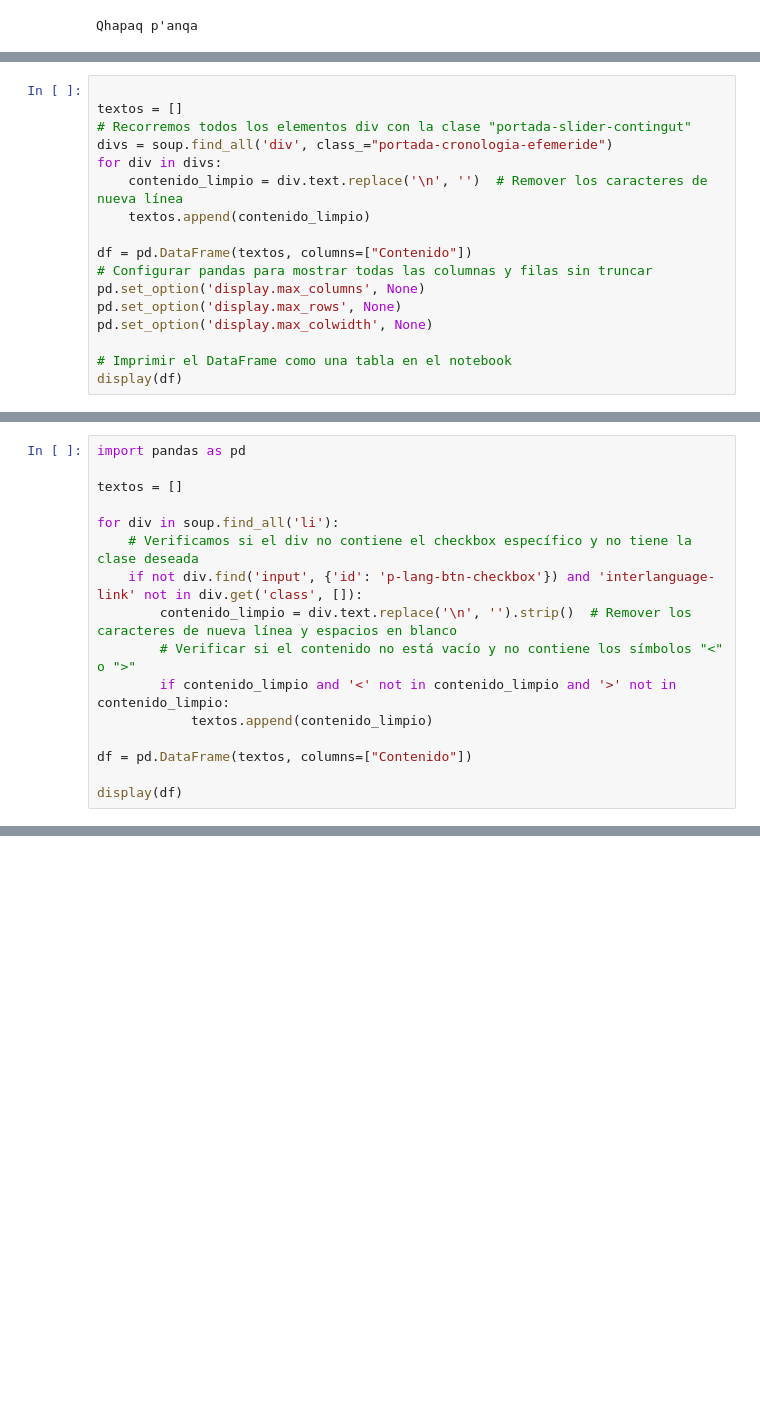
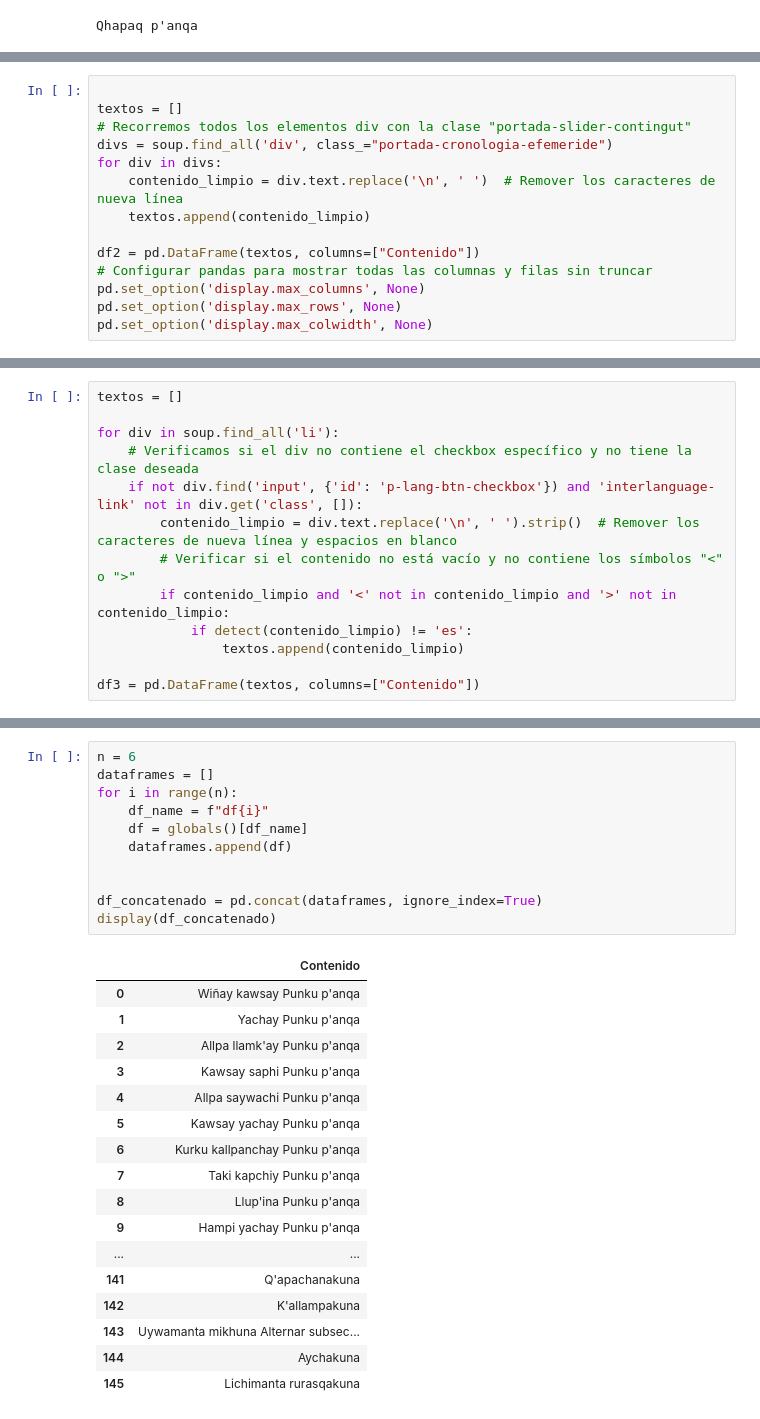
Before and after one commit to TACC-TA/corpus-extraction, a Jupyter notebook: Corpus Extraction/extraction.ipynb, the cells around one changed output, grey strips where cells are left out. Drawn from its saved outputs; the diff is of its cells as text; blank space fills up the shorter version.

```diff
--- a/Corpus Extraction/extraction.ipynb
+++ b/Corpus Extraction/extraction.ipynb
@@ -119,14 +117,11 @@ textos = []
 # Recorremos todos los elementos div con la clase "portada-slider-contingut"
 divs = soup.find_all('div', class_="portada-cronologia-efemeride")
 for div in divs:
-    contenido_limpio = div.text.replace('\n', '')  # Remover los caracteres de nueva línea
+    contenido_limpio = div.text.replace('\n', ' ')  # Remover los caracteres de nueva línea
     textos.append(contenido_limpio)
 
-df = pd.DataFrame(textos, columns=["Contenido"])
+df2 = pd.DataFrame(textos, columns=["Contenido"])
 # Configurar pandas para mostrar todas las columnas y filas sin truncar
 pd.set_option('display.max_columns', None)
 pd.set_option('display.max_rows', None)
 pd.set_option('display.max_colwidth', None)
-
-# Imprimir el DataFrame como una tabla en el notebook
-display(df)
@@ -139,16 +128,13 @@ display(df)
 # %%
-import pandas as pd
-
 textos = []
 
 for div in soup.find_all('li'):
     # Verificamos si el div no contiene el checkbox específico y no tiene la clase deseada
     if not div.find('input', {'id': 'p-lang-btn-checkbox'}) and 'interlanguage-link' not in div.get('class', []):
-        contenido_limpio = div.text.replace('\n', '').strip()  # Remover los caracteres de nueva línea y espacios en blanco
+        contenido_limpio = div.text.replace('\n', ' ').strip()  # Remover los caracteres de nueva línea y espacios en blanco
         # Verificar si el contenido no está vacío y no contiene los símbolos "<" o ">"
         if contenido_limpio and '<' not in contenido_limpio and '>' not in contenido_limpio:
-            textos.append(contenido_limpio)
+            if detect(contenido_limpio) != 'es':
+                textos.append(contenido_limpio)
 
-df = pd.DataFrame(textos, columns=["Contenido"])
-
-display(df)
+df3 = pd.DataFrame(textos, columns=["Contenido"])
@@ -172,0 +191,29 @@ display(df)
+# %%
+n = 6
+dataframes = []
+for i in range(n):
+    df_name = f"df{i}"
+    df = globals()[df_name]
+    dataframes.append(df)
+
+
+df_concatenado = pd.concat(dataframes, ignore_index=True)
+display(df_concatenado)
+# %% [output]
+|  | Contenido |
+| 0 | Wiñay kawsay Punku p'anqa |
+| 1 | Yachay Punku p'anqa |
+| 2 | Allpa llamk'ay Punku p'anqa |
+| 3 | Kawsay saphi Punku p'anqa |
+| 4 | Allpa saywachi Punku p'anqa |
+| 5 | Kawsay yachay Punku p'anqa |
+| 6 | Kurku kallpanchay Punku p'anqa |
+| 7 | Taki kapchiy Punku p'anqa |
+| 8 | Llup'ina Punku p'anqa |
+| 9 | Hampi yachay Punku p'anqa |
+| ... | ... |
+| 141 | Q'apachanakuna |
+| 142 | K'allampakuna |
+| 143 | Uywamanta mikhuna Alternar subsec... |
+| 144 | Aychakuna |
+| 145 | Lichimanta rurasqakuna |
```
Also changed, not shown: parts of 14 cells of this notebook, 1 other file.
